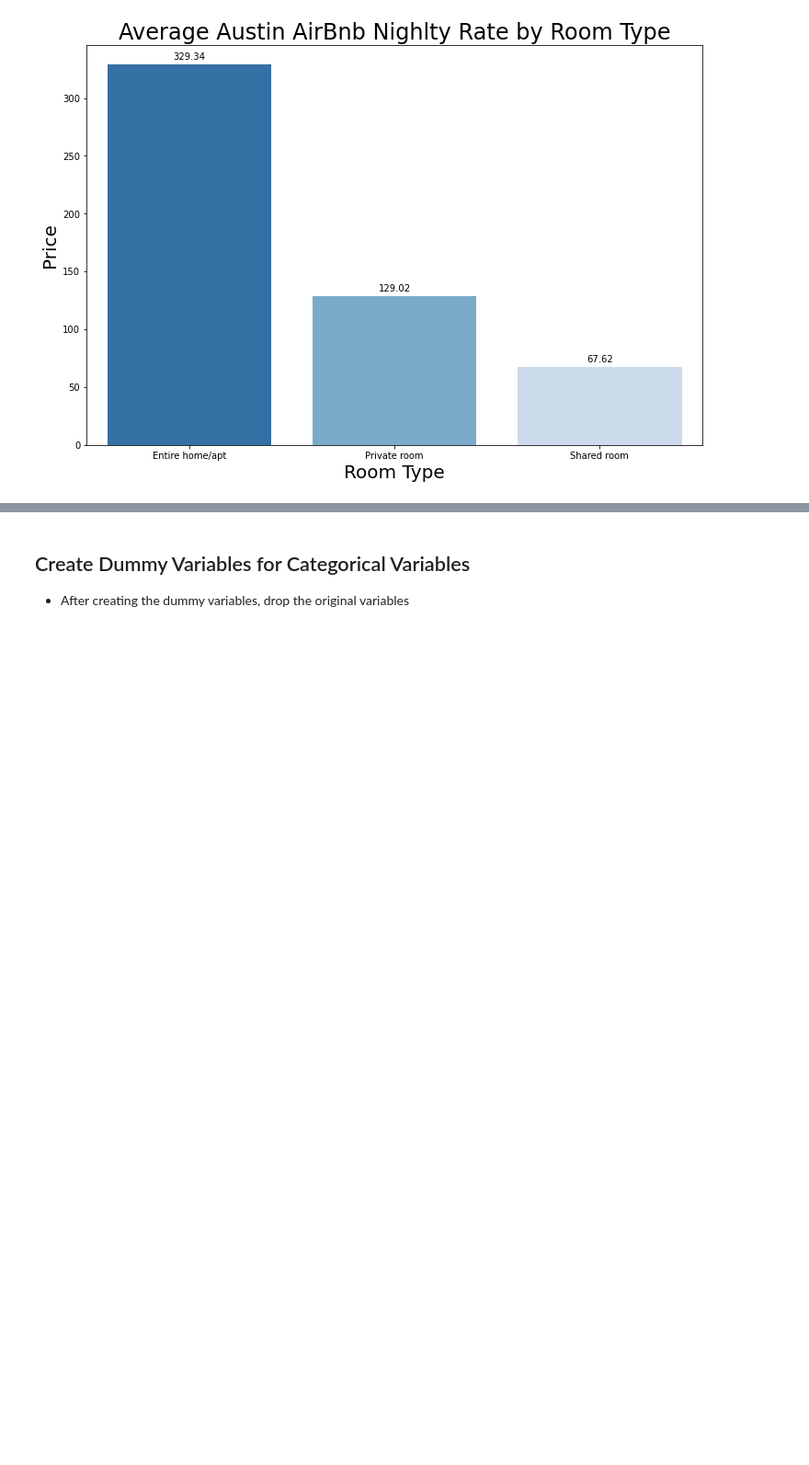
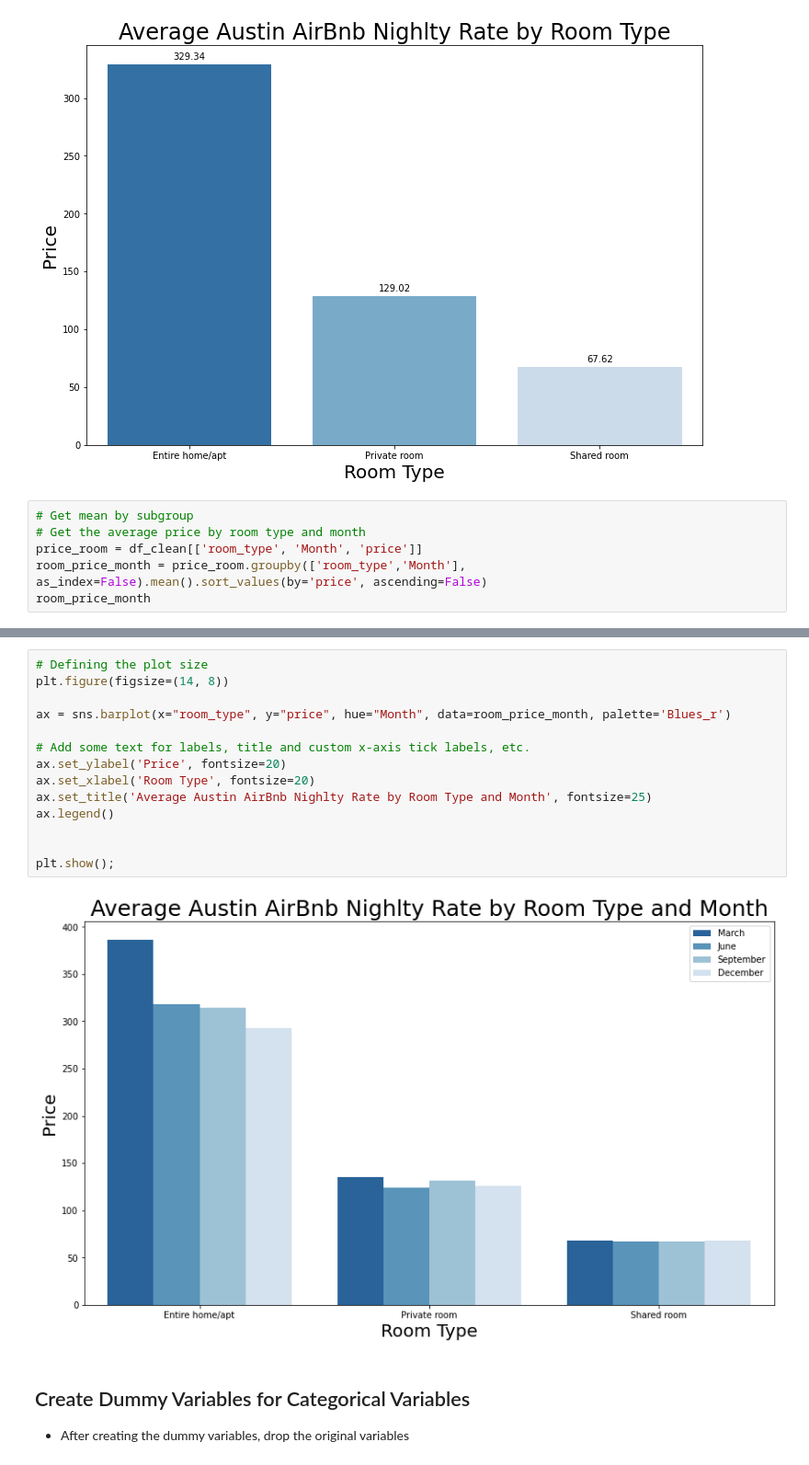
Before and after one commit to jmerce07/Data-Science-Blog, a Jupyter notebook: Austin Airbnb Data.ipynb, the cells around one changed output, grey strips where cells are left out. Shown at 92% size. Saved outputs shown, nothing was run; the diff lists cells and outputs as text; blank space fills up the shorter version.

```diff
--- a/Austin Airbnb Data.ipynb
+++ b/Austin Airbnb Data.ipynb
@@ -495,3 +495,9 @@ plt.ylabel("Price", fontsize=20);
 plt.title("Average Austin AirBnb Nighlty Rate by Room Type", fontsize=24);
 # %% [output]
 [figure]
+# %%
+# Get mean by subgroup
+# Get the average price by room type and month
+price_room = df_clean[['room_type', 'Month', 'price']]
+room_price_month = price_room.groupby(['room_type','Month'], as_index=False).mean().sort_values(by='price', ascending=False)
+room_price_month
@@ -498,3 +518,19 @@ plt.title("Average Austin AirBnb Nighlty Rate by Room Type", fontsize=24);
+# %%
+# Defining the plot size
+plt.figure(figsize=(14, 8))
+
+ax = sns.barplot(x="room_type", y="price", hue="Month", data=room_price_month, palette='Blues_r')
+
+# Add some text for labels, title and custom x-axis tick labels, etc.
+ax.set_ylabel('Price', fontsize=20)
+ax.set_xlabel('Room Type', fontsize=20)
+ax.set_title('Average Austin AirBnb Nighlty Rate by Room Type and Month', fontsize=25)
+ax.legend()
+
+
+plt.show();
+# %% [output]
+[figure, added]
 # %% [markdown]
 ## Create Dummy Variables for Categorical Variables
 - After creating the dummy variables, drop the original variables
```
Also changed, not shown: parts of 2 cells of this notebook.
